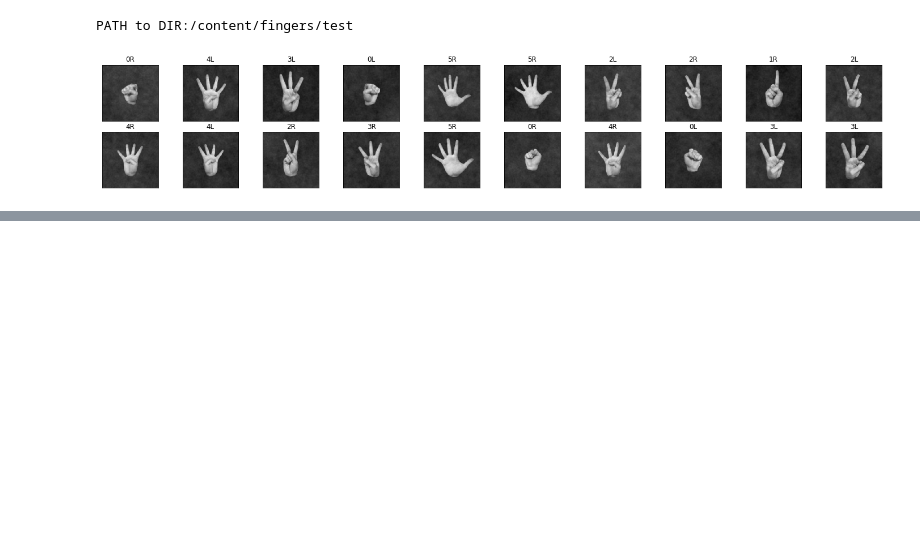
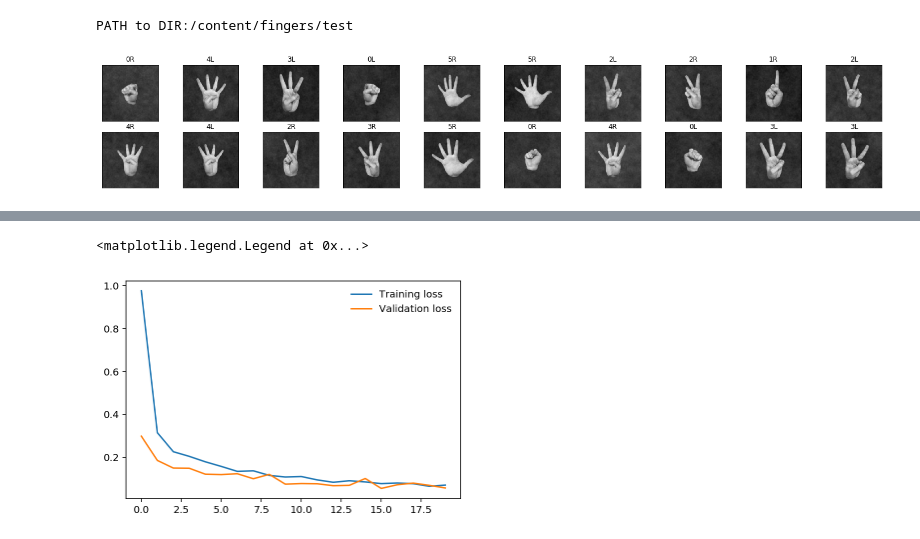
Before and after one commit to kanishk16/hgRecog, a Jupyter notebook: handy.ipynb, the cells around one changed output, grey strips where cells are left out. Saved outputs shown, nothing was run; the diff lists cells and outputs as text; code cells hidden in the pictures; blank space fills up the shorter version.

Commit message:
Train + Validate (ResNet152) + Test

```diff
--- a/handy.ipynb
+++ b/handy.ipynb
@@ -368,0 +381,25 @@ for idx in np.arange(20):
+# %%
+# create linear classifier
+from collections import OrderedDict
+from torch import nn
+
+classifier = nn.Sequential(OrderedDict([
+                          ('fc1', nn.Linear(2048,1024)),
+                          ('relu1', nn.ReLU()),
+                          ('fc2', nn.Linear(1024, 256)),
+                          ('relu2', nn.ReLU()),
+                          ('fc3', nn.Linear(256, 12))
+                          ]))
+# %%
+import torch.nn.functional as F
+import torch.optim as optim
+
+# attach our classifier with the pre-trained model along with the frozen features part
+model.fc = classifier
+print(model)
+
+# specify loss function
+criterion = nn.CrossEntropyLoss()
+
+# specify optimizer
+optimizer = optim.SGD(model.fc.parameters(), lr=0.003, momentum=0.9)
@@ -368,0 +424,7 @@ for idx in np.arange(20):
+# %%
+# initialize device as cuda if CUDA is available
+device = torch.device("cuda:0" if torch.cuda.is_available() else "cpu")
+
+# move the model to GPU
+model.to(device)
+print(device)
@@ -368,0 +549,13 @@ for idx in np.arange(20):
+# %%
+# plot loss (train_loss, valid_loss) vs epoch
+%matplotlib inline
+%config InlineBackend.figure_format = 'retina'
+
+import matplotlib.pyplot as plt
+
+plt.plot(train_losses, label='Training loss')
+plt.plot(valid_losses, label='Validation loss')
+plt.legend(frameon=False)
+# %% [output]
+<matplotlib.legend.Legend at 0x...>
+[figure, added]
```
Also changed, not shown: parts of 12 cells of this notebook.
